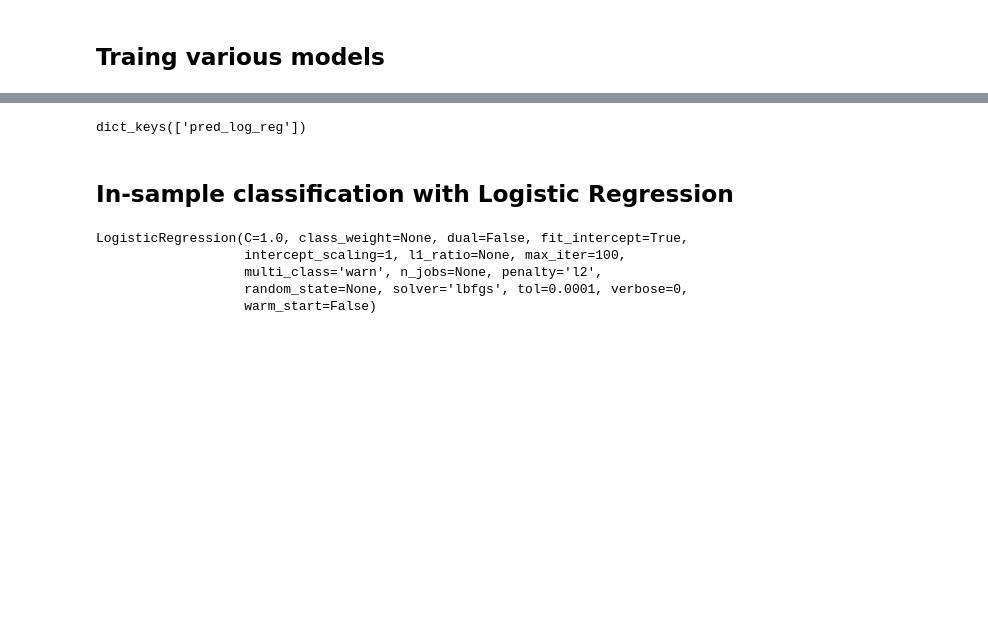
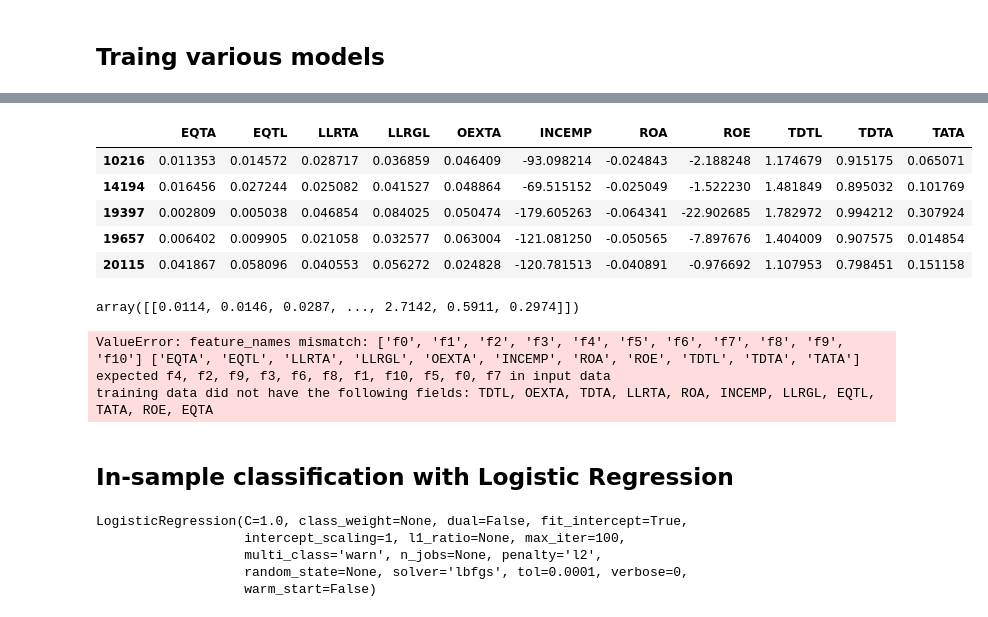
Before and after one commit to allaccountstaken/predicting_bank_distress, a Jupyter notebook: basic_model.ipynb, the cells around one changed output, grey strips where cells are left out. Drawn from its saved outputs; the diff is of its cells as text; code cells hidden in the pictures; blank space fills up the shorter version.

Commit message:
out of sample validation

```diff
--- a/basic_model.ipynb
+++ b/basic_model.ipynb
@@ -180,12 +215,31 @@ plt.show()
+# %%
+camel_outofsample = pd.read_csv('data/camel_data_after2011Q3_OOS.csv', index_col = 0)
+camel_validation_set = camel_outofsample.dropna()
+# %%
+y_oos = camel_validation_set['Target']
+X_oos = camel_validation_set.drop(columns=['Target', 'AsOfDate'], axis=1)
+# %%
+X_oos.head()
+# %% [output]
+|  | EQTA | EQTL | LLRTA | LLRGL | OEXTA | INCEMP | ROA | ROE | TDTL | TDTA | TATA |
+| 10216 | 0.011353 | 0.014572 | 0.028717 | 0.036859 | 0.046409 | -93.098214 | -0.024843 | -2.188248 | 1.174679 | 0.915175 | 0.065071 |
+| 14194 | 0.016456 | 0.027244 | 0.025082 | 0.041527 | 0.048864 | -69.515152 | -0.025049 | -1.522230 | 1.481849 | 0.895032 | 0.101769 |
+| 19397 | 0.002809 | 0.005038 | 0.046854 | 0.084025 | 0.050474 | -179.605263 | -0.064341 | -22.902685 | 1.782972 | 0.994212 | 0.307924 |
+| 19657 | 0.006402 | 0.009905 | 0.021058 | 0.032577 | 0.063004 | -121.081250 | -0.050565 | -7.897676 | 1.404009 | 0.907575 | 0.014854 |
+| 20115 | 0.041867 | 0.058096 | 0.040553 | 0.056272 | 0.024828 | -120.781513 | -0.040891 | -0.976692 | 1.107953 | 0.798451 | 0.151158 |
+# %%
+np.array(X_oos).reshape(1, -1)
+# %% [output]
+array([[0.0114, 0.0146, 0.0287, ..., 2.7142, 0.5911, 0.2974]])
+# %%
+recall_scores_oos = []
+for model in models:
+    recall_scores_oos.append(recall_score(y_oos, models[model].fit(X_train_std_res, y_train_res).predict(X_oos)))
+# %% [output]
+ValueError: feature_names mismatch: ['f0', 'f1', 'f2', 'f3', 'f4', 'f5', 'f6', 'f7', 'f8', 'f9', 'f10'] ['EQTA', 'EQTL', 'LLRTA', 'LLRGL', 'OEXTA', 'INCEMP', 'ROA', 'ROE', 'TDTL', 'TDTA', 'TATA']
+expected f4, f2, f9, f3, f6, f8, f1, f10, f5, f0, f7 in input data
+training data did not have the following fields: TDTL, OEXTA, TDTA, LLRTA, ROA, INCEMP, LLRGL, EQTL, TATA, ROE, EQTA
 # %%
-models = {
-    'log_reg' : LogisticRegression(C=1, solver='lbfgs'),
-    'sgd_clf' : SGDClassifier(random_state=1),
-    'gauss_nb' : GaussianNB(),
-    'svm' : SVC(C=1, gamma='auto')
-
-}
-
 def fit_models(X, y):
     mfit = {model: models[model].fit(X, y)
            for model in models.keys()}
@@ -201,8 +255,6 @@ def obtain_predictions(X, y):
 
 pred = obtain_predictions(X_test_std, y_test)
 pred.keys()
-# %% [output]
-dict_keys(['pred_log_reg'])
 # %% [markdown]
 ## In-sample classification with Logistic Regression
 # %%
```
Also changed, not shown: parts of 8 cells of this notebook, 3 other files.
